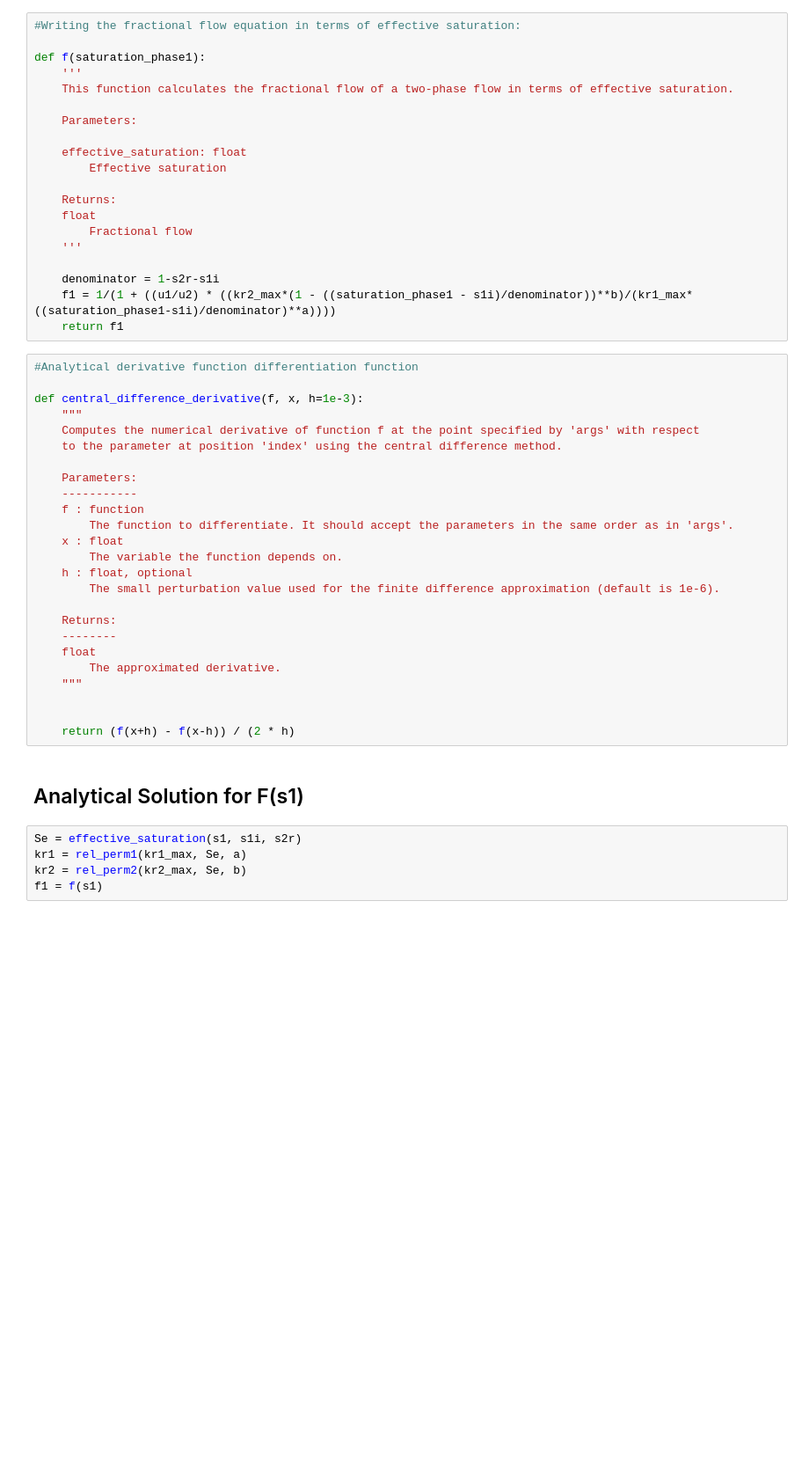
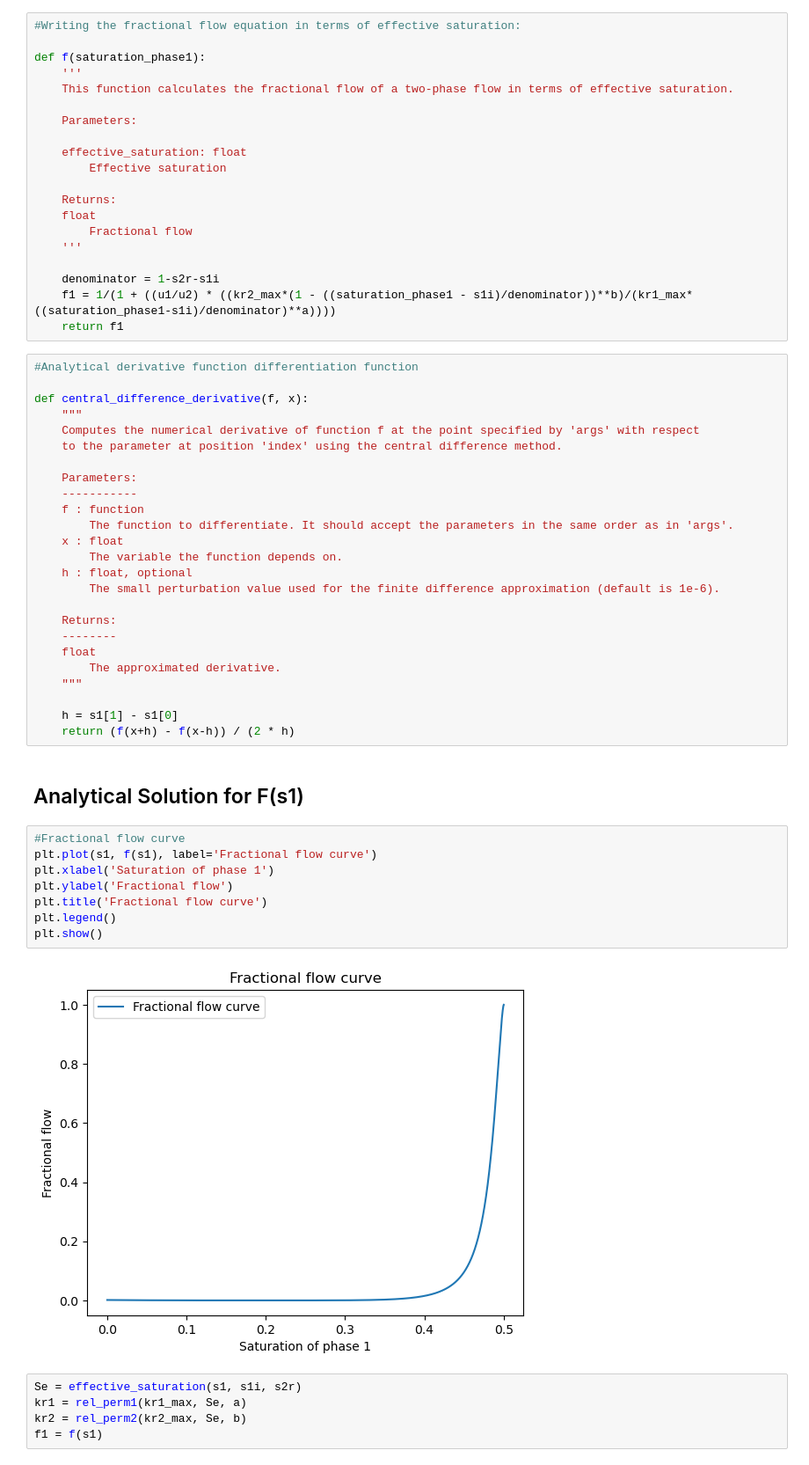
Before and after one commit to esemsc-peo23/GEMS2-Coding-Exercise, a Jupyter notebook: Solutions.ipynb, the cells around one changed output. Shown at 88% size. Saved outputs shown, nothing was run; the diff lists cells and outputs as text; blank space fills up the shorter version.

```diff
--- a/Solutions.ipynb
+++ b/Solutions.ipynb
@@ -120,7 +142,7 @@ def f(saturation_phase1):
 # %%
 #Analytical derivative function differentiation function
 
-def central_difference_derivative(f, x, h=1e-3):
+def central_difference_derivative(f, x):
     """
     Computes the numerical derivative of function f at the point specified by 'args' with respect
     to the parameter at position 'index' using the central difference method.
@@ -140,10 +162,20 @@ def central_difference_derivative(f, x, h=1e-3):
         The approximated derivative.
     """
 
-
+    h = s1[1] - s1[0]
     return (f(x+h) - f(x-h)) / (2 * h)
 # %% [markdown]
 ## Analytical Solution for F(s1)
+# %%
+#Fractional flow curve
+plt.plot(s1, f(s1), label='Fractional flow curve')
+plt.xlabel('Saturation of phase 1')
+plt.ylabel('Fractional flow')
+plt.title('Fractional flow curve')
+plt.legend()
+plt.show()
+# %% [output]
+[figure, added]
 # %%
 Se = effective_saturation(s1, s1i, s2r)
 kr1 = rel_perm1(kr1_max, Se, a)
```
Also changed, not shown: parts of 18 cells of this notebook.
